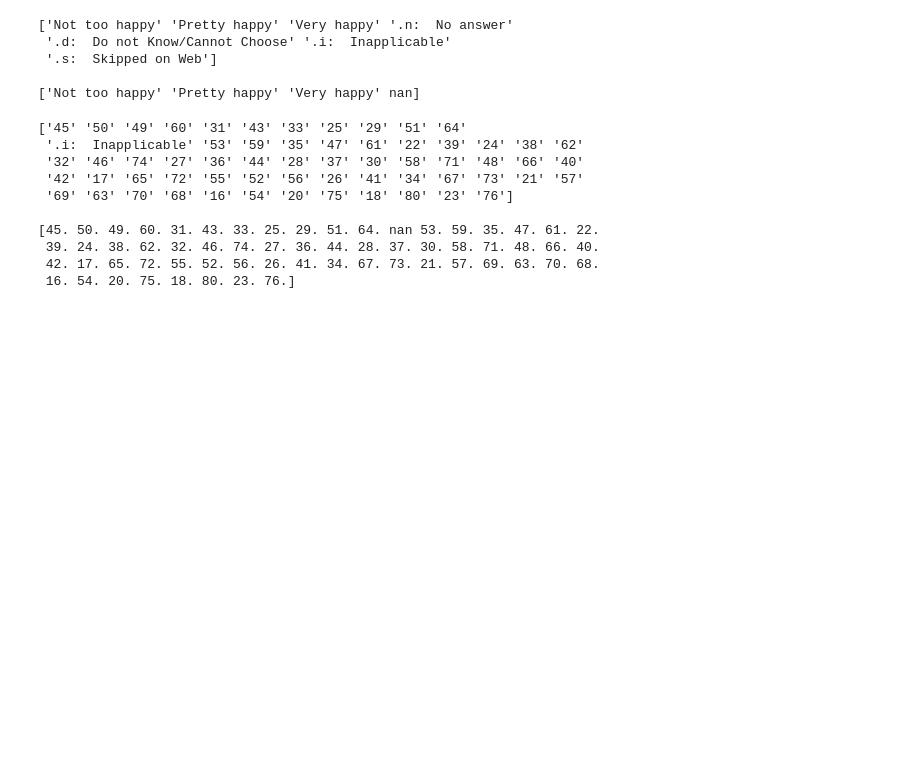
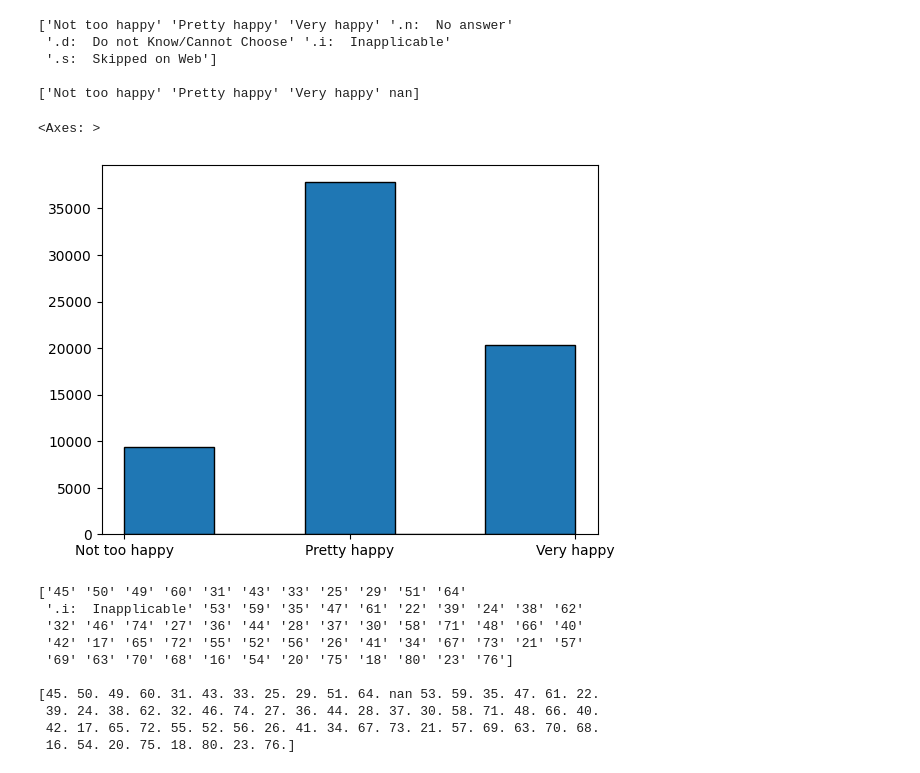
Before and after one commit to phipyao/ds3001-project_gss, a Jupyter notebook: project.ipynb, the cells around one changed output. Cells and saved outputs as stored; diff of their text form; code cells hidden in the pictures; blank space fills up the shorter version.

```diff
--- a/project.ipynb
+++ b/project.ipynb
@@ -52,6 +86,11 @@ print(df[var].unique(),'\n')
  '.s:  Skipped on Web']
 
 ['Not too happy' 'Pretty happy' 'Very happy' nan]
+# %%
+df['happy'].hist(bins=5, grid=False, edgecolor='Black')
+# %% [output]
+<Axes: >
+[figure, added]
 # %%
 # cleaned prestige associated with the respondent's occupation
 var = 'prestg10'
```
Also changed, not shown: parts of 15 cells of this notebook.
